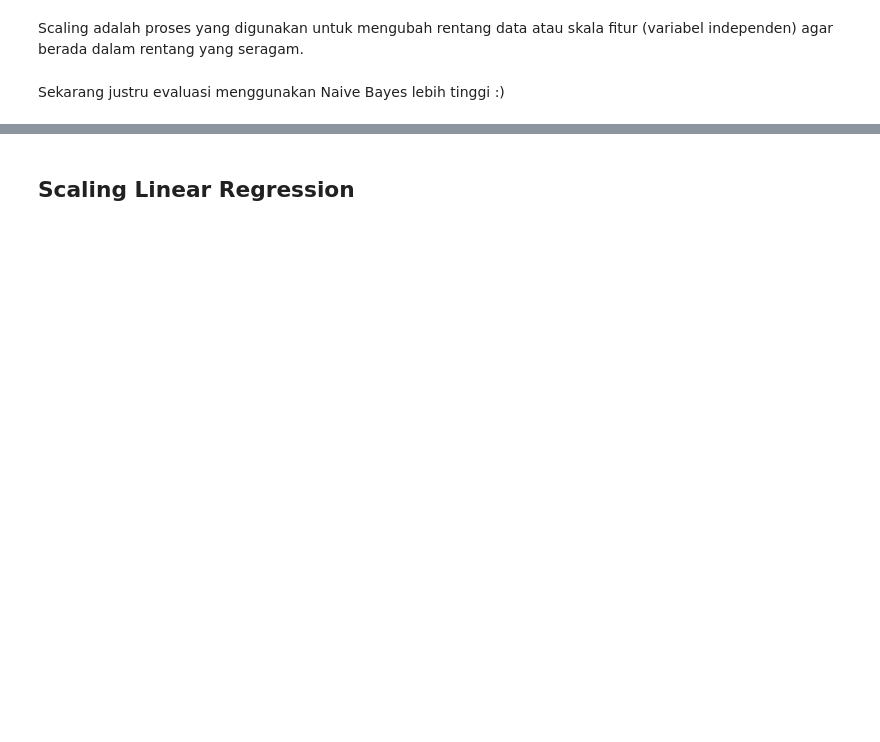
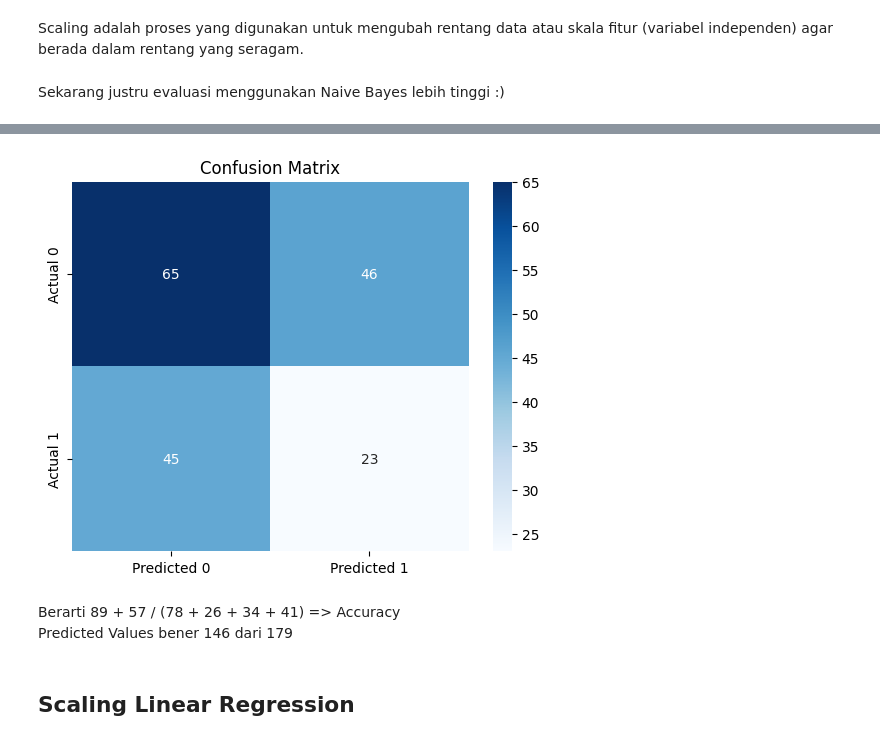
Before and after one commit to StyNW7/Machine_Learning, a Jupyter notebook: 99. Mid-Term/Template/exercise1.ipynb, the cells around one changed output, grey strips where cells are left out. Drawn from its saved outputs; the diff is of its cells as text; code cells hidden in the pictures; blank space fills up the shorter version.

```diff
--- a/99. Mid-Term/Template/exercise1.ipynb
+++ b/99. Mid-Term/Template/exercise1.ipynb
@@ -731,3 +759,14 @@ Sekarang justru evaluasi menggunakan Naive Bayes lebih tinggi :)
+# %%
+conf_matrix = confusion_matrix(y_test, y_pred2)
+sns.heatmap(conf_matrix, annot=True, fmt='d', cmap='Blues', xticklabels=['Predicted 0', 'Predicted 1'], yticklabels=['Actual 0', 'Actual 1'])
+plt.title('Confusion Matrix')
+plt.show()
+# %% [output]
+[figure, added]
+# %% [markdown]
+Berarti 89 + 57 / (78 + 26 + 34 + 41) => Accuracy
+<br>
+Predicted Values bener 146 dari 179
 # %% [markdown]
 ## Scaling Linear Regression
 # %%
```
Also changed, not shown: parts of 23 cells of this notebook.
